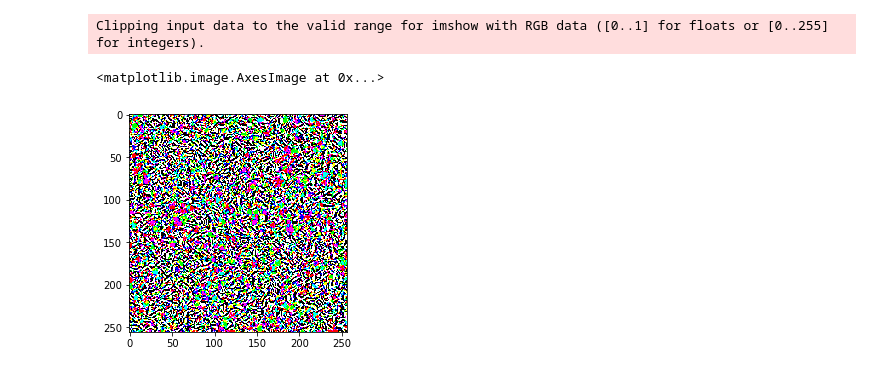
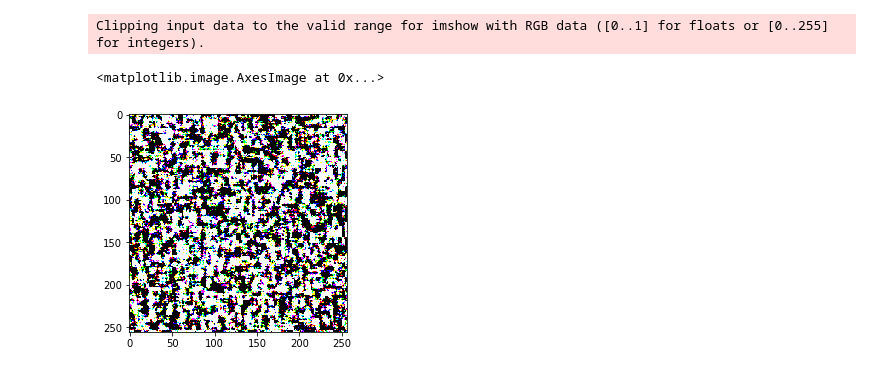
Before and after one commit to dmitrysarov/LRP_decomposition, a Jupyter notebook: LRP/temp/resnet_test.ipynb, the cells around one changed output. Cells and saved outputs as stored; diff of their text form; code cells hidden in the pictures.

```diff
--- a/LRP/temp/resnet_test.ipynb
+++ b/LRP/temp/resnet_test.ipynb
@@ -12,7 +12,7 @@ from skimage import transform
 # %%
 model = resnet18(pretrained=True)
 model = model.eval()
-model = utils.redefine_nn(model)
+lrp = lrp.LRP(model, 'z_rule')
 # %%
 image = io.imread('image_cat.jpg')
 # plt.imshow(image)
@@ -52,10 +51,10 @@ image input pred  tensor(281)
 # %%
 input1 = torch.rand(1,3,256,256)
-input1.requires_grad_(True)
-output1 = model(input1)
-output1.backward((output1==output1.max()).float())
-plt.imshow(input1.grad.squeeze().log().permute(1,2,0))
+
+output1 = lrp(input1)
+relevance = lrp.relprop()
+plt.imshow(relevance.squeeze().permute(1,2,0))
 # %% [output]
 Clipping input data to the valid range for imshow with RGB data ([0..1] for floats or [0..255] for integers).
 <matplotlib.image.AxesImage at 0x...>
-[figure, old version]
+[figure, new version]
```
Also changed, not shown: parts of 6 cells of this notebook, 2 other files.
